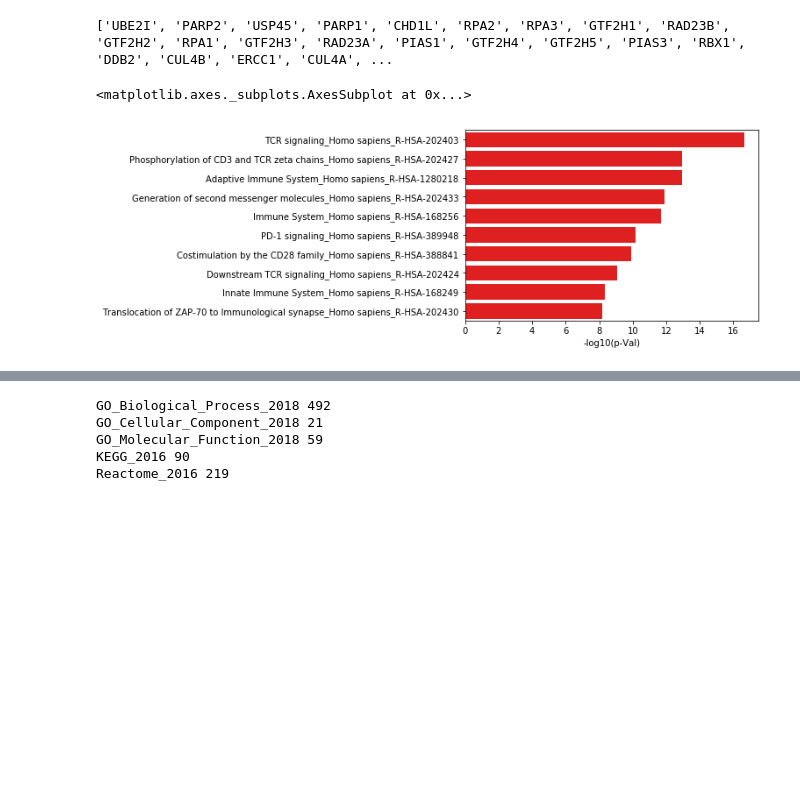
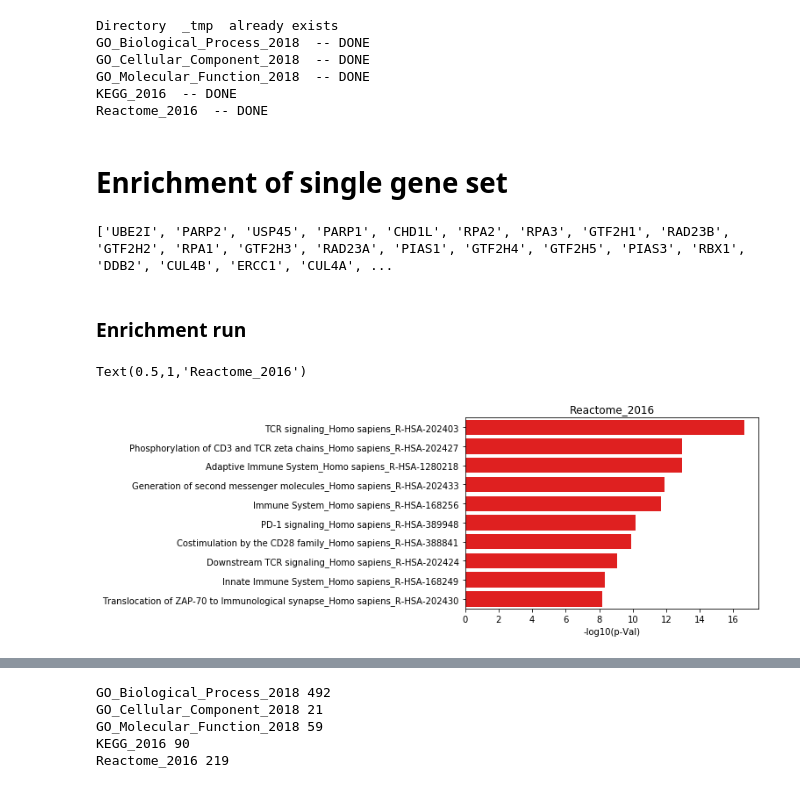
Before and after one commit to Benja1972/bioinformatics, a Jupyter notebook: EnrichrLib_tutorial.ipynb, the cells around one changed output, grey strips where cells are left out. Saved outputs shown, nothing was run; the diff lists cells and outputs as text; code cells hidden in the pictures; blank space fills up the shorter version.

```diff
--- a/EnrichrLib_tutorial.ipynb
+++ b/EnrichrLib_tutorial.ipynb
@@ -17,20 +17,55 @@ gs = erl.read_gmt(gs_fn)
+# %%
+# sub directory where gene sets in .gmt format will be placed
+lib_dir='_tmp'
+
+# List of gene sets to fetch, by default all gene sets will be fetched
+gss = [
+       'GO_Biological_Process_2018',
+       'GO_Cellular_Component_2018',
+       'GO_Molecular_Function_2018',
+       'KEGG_2016',
+       'Reactome_2016'
+       ]
+
+erl.get_Enrichr(out_dir='_tmp', libs=gss)
+# %% [output]
+Directory  _tmp  already exists
+GO_Biological_Process_2018  -- DONE
+GO_Cellular_Component_2018  -- DONE
+GO_Molecular_Function_2018  -- DONE
+KEGG_2016  -- DONE
+Reactome_2016  -- DONE
+# %% [markdown]
+# Enrichment of single gene set
 # %%
+# gene set name and file name
+gsn = 'Reactome_2016'
+gs_fn =lib_dir+'/'+gsn+'.gmt'
+
+# read gmt to python dictionary
+gs = erl.read_gmt(gs_fn)
+
 print(gs['Formation of Incision Complex in GG-NER_Homo sapiens_R-HSA-5696395'])
 # %% [output]
 ['UBE2I', 'PARP2', 'USP45', 'PARP1', 'CHD1L', 'RPA2', 'RPA3', 'GTF2H1', 'RAD23B', 'GTF2H2', 'RPA1', 'GTF2H3', 'RAD23A', 'PIAS1', 'GTF2H4', 'GTF2H5', 'PIAS3', 'RBX1', 'DDB2', 'CUL4B', 'ERCC1', 'CUL4A', ...
+# %% [markdown]
+### Enrichment run
 # %%
 enr = erl.enrich(gl, gs)
 # %%
+# Plot result as barplot and compare with EnrichR image
+
 import seaborn as sns
 
 ds = enr.head(10)
 sns.barplot(y=ds.index,
                 x='-log10(p-Val)',
                 color="Red",
                 data = ds)
+plt.title(gsn)
 # %% [output]
-<matplotlib.axes._subplots.AxesSubplot at 0x...>
+Text(0.5,1,'Reactome_2016')
-[figure, old version]
+[figure, new version]
 # %% [markdown]
 ![title](im/React2016_EnrichTest_bar.png)
 # %%
```
Also changed, not shown: parts of 27 cells of this notebook, 1 other file.
